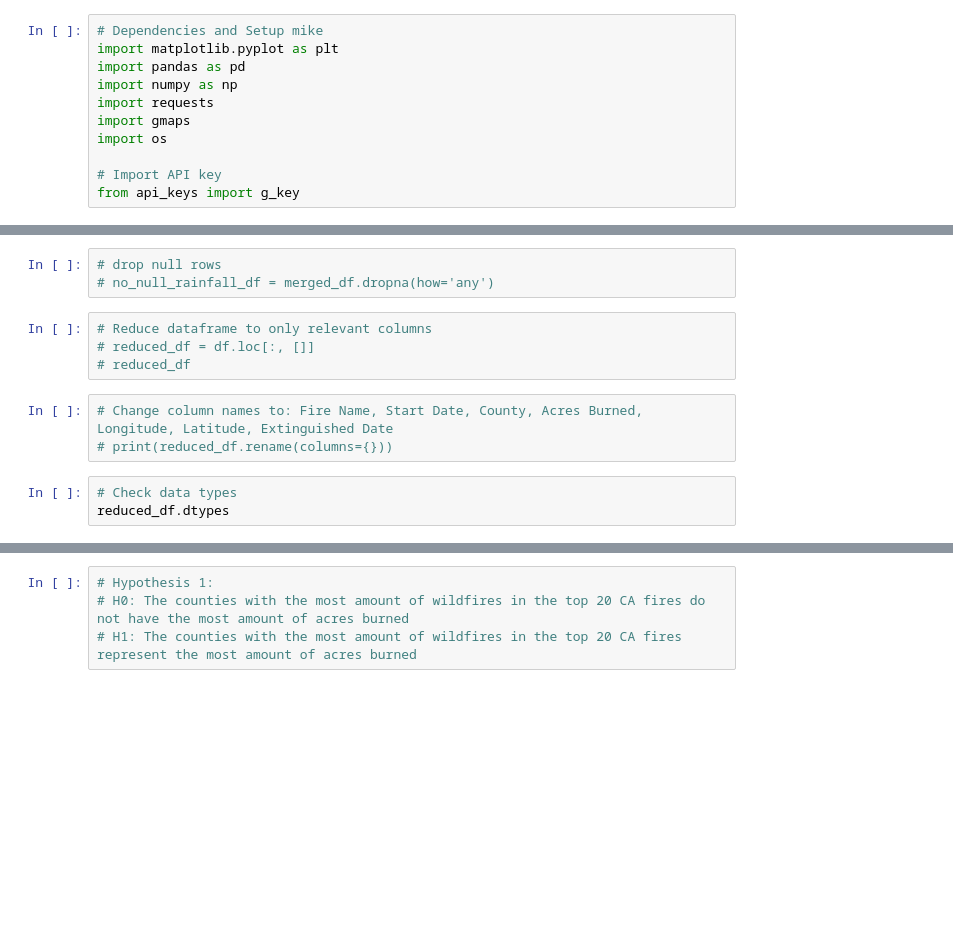
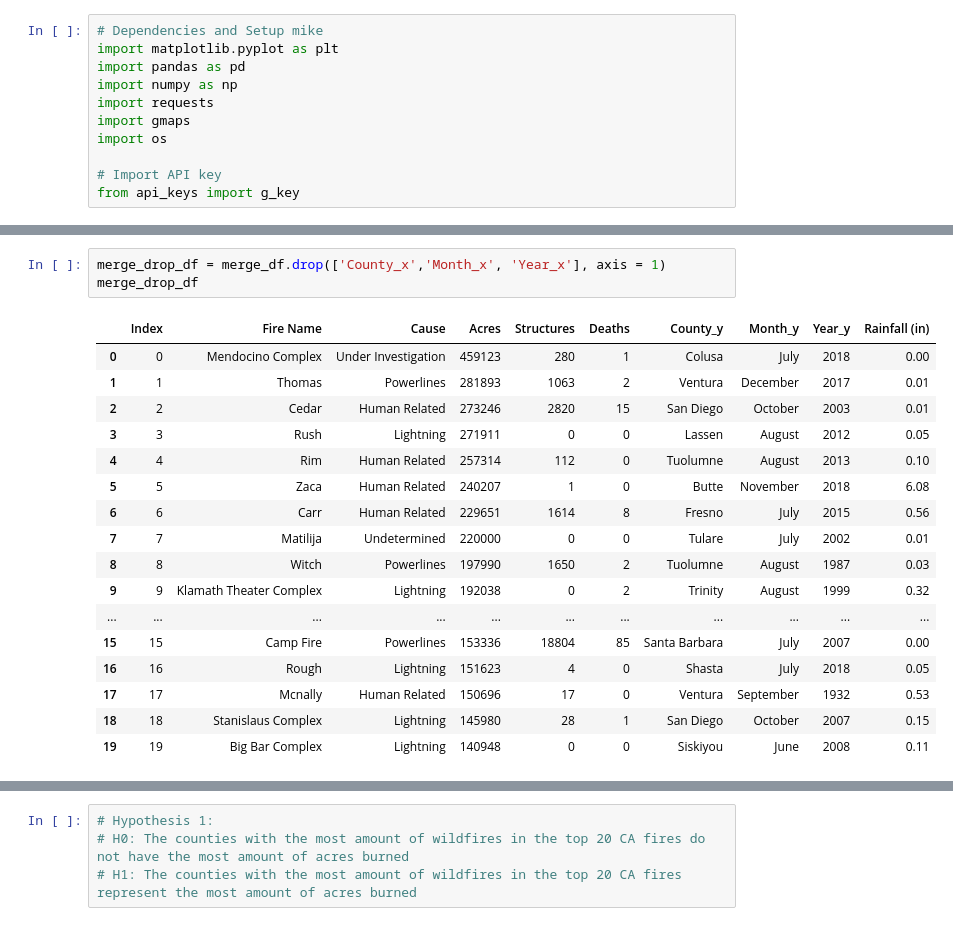
Before and after one commit to mshoemake3224/yellow, a Jupyter notebook: main.ipynb, the cells around one changed output, grey strips where cells are left out. Cells and saved outputs as stored; diff of their text form; blank space fills up the shorter version.

```diff
--- a/main.ipynb
+++ b/main.ipynb
@@ -35,13 +117,21 @@ merge_df
-# %%
-# drop null rows
-# no_null_rainfall_df = merged_df.dropna(how='any')
-# %%
-# Reduce dataframe to only relevant columns
-# reduced_df = df.loc[:, []]
-# reduced_df
-# %%
-# Change column names to: Fire Name, Start Date, County, Acres Burned, Longitude, Latitude, Extinguished Date
-# print(reduced_df.rename(columns={}))
-# %%
-# Check data types
-reduced_df.dtypes
+# %%
+merge_drop_df = merge_df.drop(['County_x','Month_x', 'Year_x'], axis = 1)
+merge_drop_df
+# %% [output]
+|  | Index | Fire Name | Cause | Acres | Structures | Deaths | County_y | Month_y | Year_y | Rainfall (in) |
+| 0 | 0 | Mendocino Complex | Under Investigation | 459123 | 280 | 1 | Colusa | July | 2018 | 0.00 |
+| 1 | 1 | Thomas | Powerlines | 281893 | 1063 | 2 | Ventura | December | 2017 | 0.01 |
+| 2 | 2 | Cedar | Human Related | 273246 | 2820 | 15 | San Diego | October | 2003 | 0.01 |
+| 3 | 3 | Rush | Lightning | 271911 | 0 | 0 | Lassen | August | 2012 | 0.05 |
+| 4 | 4 | Rim | Human Related | 257314 | 112 | 0 | Tuolumne | August | 2013 | 0.10 |
+| 5 | 5 | Zaca | Human Related | 240207 | 1 | 0 | Butte | November | 2018 | 6.08 |
+| 6 | 6 | Carr | Human Related | 229651 | 1614 | 8 | Fresno | July | 2015 | 0.56 |
+| 7 | 7 | Matilija | Undetermined | 220000 | 0 | 0 | Tulare | July | 2002 | 0.01 |
+| 8 | 8 | Witch | Powerlines | 197990 | 1650 | 2 | Tuolumne | August | 1987 | 0.03 |
+| 9 | 9 | Klamath Theater Complex | Lightning | 192038 | 0 | 2 | Trinity | August | 1999 | 0.32 |
+| ... | ... | ... | ... | ... | ... | ... | ... | ... | ... | ... |
+| 15 | 15 | Camp Fire | Powerlines | 153336 | 18804 | 85 | Santa Barbara | July | 2007 | 0.00 |
+| 16 | 16 | Rough | Lightning | 151623 | 4 | 0 | Shasta | July | 2018 | 0.05 |
+| 17 | 17 | Mcnally | Human Related | 150696 | 17 | 0 | Ventura | September | 1932 | 0.53 |
+| 18 | 18 | Stanislaus Complex | Lightning | 145980 | 28 | 1 | San Diego | October | 2007 | 0.15 |
+| 19 | 19 | Big Bar Complex | Lightning | 140948 | 0 | 0 | Siskiyou | June | 2008 | 0.11 |
```
Also changed, not shown: parts of 8 cells of this notebook, 4 other files.
